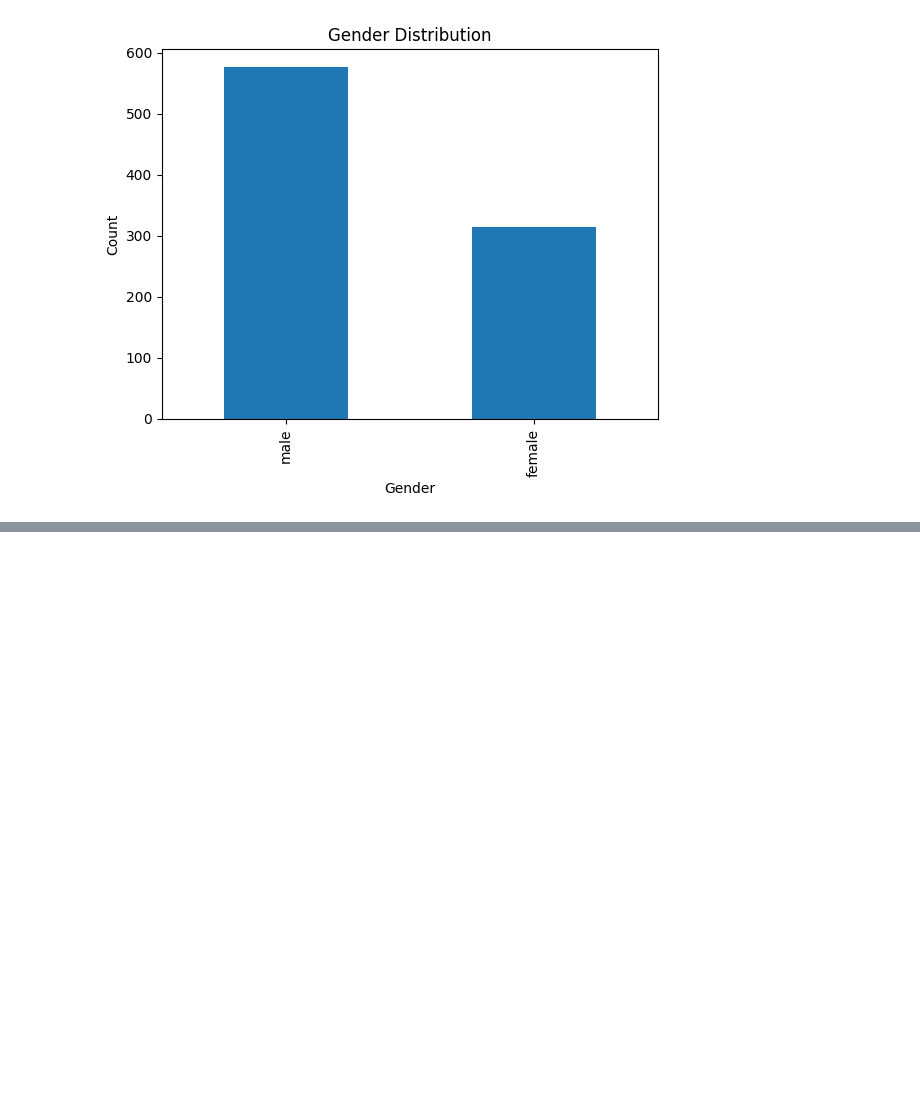
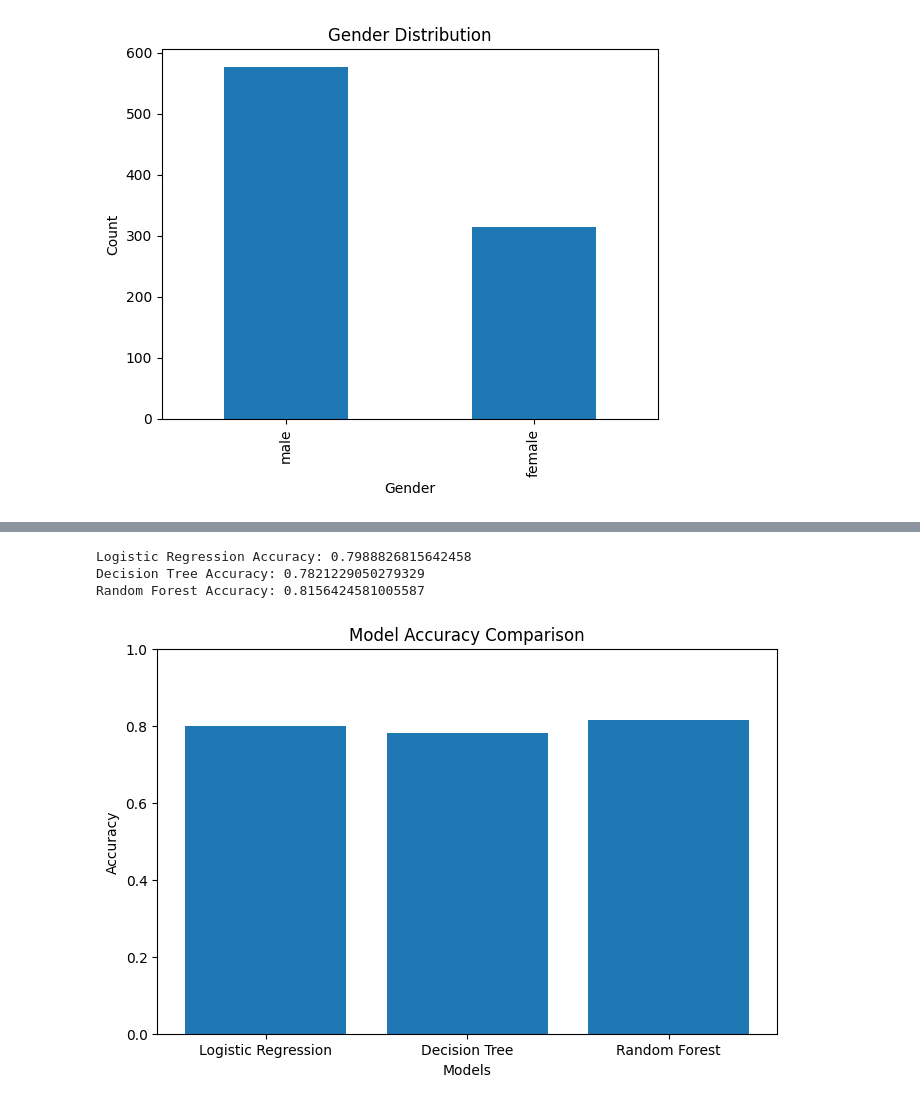
Before and after one commit to Layanmousa/Titanic---ML, a Jupyter notebook: Untitled-1.ipynb, the cells around one changed output, grey strips where cells are left out. Saved outputs shown, nothing was run; the diff lists cells and outputs as text; code cells hidden in the pictures; blank space fills up the shorter version.

```diff
--- a/Untitled-1.ipynb
+++ b/Untitled-1.ipynb
@@ -170,0 +370,3 @@ NameError: name 'df' is not defined
+# %%
+X = df.drop("Survived", axis=1)
+y = df["Survived"]
@@ -170,0 +380,3 @@ NameError: name 'df' is not defined
+# %%
+tree_model = DecisionTreeClassifier(random_state=42)
+tree_model.fit(X_train, y_train)
@@ -170,0 +385,7 @@ NameError: name 'df' is not defined
+# %%
+tree_pred = tree_model.predict(X_test)
+
+from sklearn.metrics import accuracy_score, confusion_matrix, classification_report
+
+tree_accuracy = accuracy_score(y_test, tree_pred)
+print("Decision Tree Accuracy:", tree_accuracy)
@@ -170,0 +413,18 @@ NameError: name 'df' is not defined
+# %%
+from sklearn.ensemble import RandomForestClassifier
+
+forest_model = RandomForestClassifier(random_state=42)
+
+forest_model.fit(X_train, y_train)
+
+forest_pred = forest_model.predict(X_test)
+
+forest_accuracy = accuracy_score(y_test, forest_pred)
+
+print("Random Forest Accuracy:", forest_accuracy)
+
+print("Confusion Matrix:")
+print(confusion_matrix(y_test, forest_pred))
+
+print("Classification Report:")
+print(classification_report(y_test, forest_pred))
@@ -170,0 +445,21 @@ NameError: name 'df' is not defined
+# %%
+print("Logistic Regression Accuracy:", accuracy)
+print("Decision Tree Accuracy:", tree_accuracy)
+print("Random Forest Accuracy:", forest_accuracy)
+# %% [output]
+Logistic Regression Accuracy: 0.7988826815642458
+Decision Tree Accuracy: 0.7821229050279329
+Random Forest Accuracy: 0.8156424581005587
+# %%
+models = ["Logistic Regression", "Decision Tree", "Random Forest"]
+accuracies = [accuracy, tree_accuracy, forest_accuracy]
+
+plt.figure(figsize=(8,5))
+plt.bar(models, accuracies)
+plt.title("Model Accuracy Comparison")
+plt.xlabel("Models")
+plt.ylabel("Accuracy")
+plt.ylim(0, 1)
+plt.show()
+# %% [output]
+[figure, added]
```
Also changed, not shown: parts of 32 cells of this notebook.
